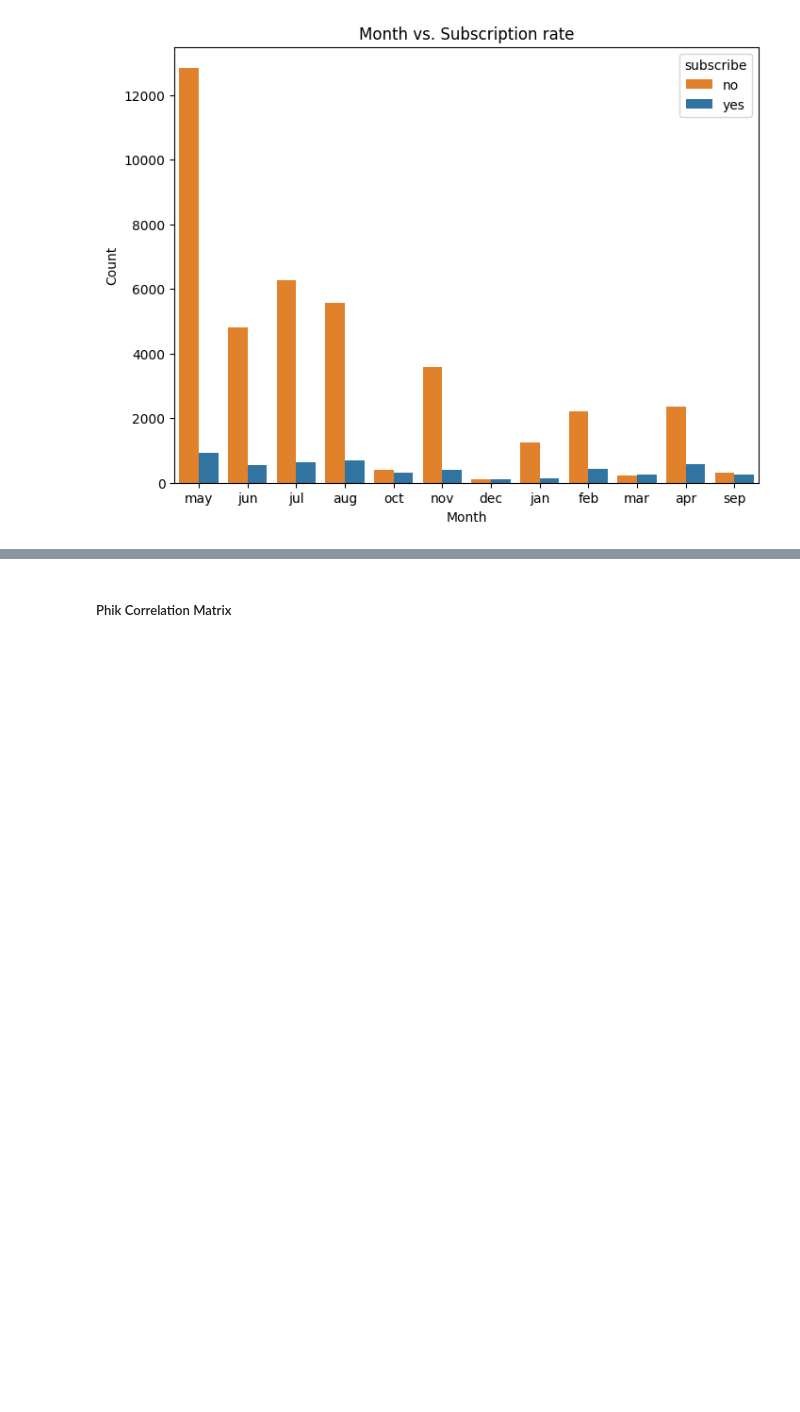
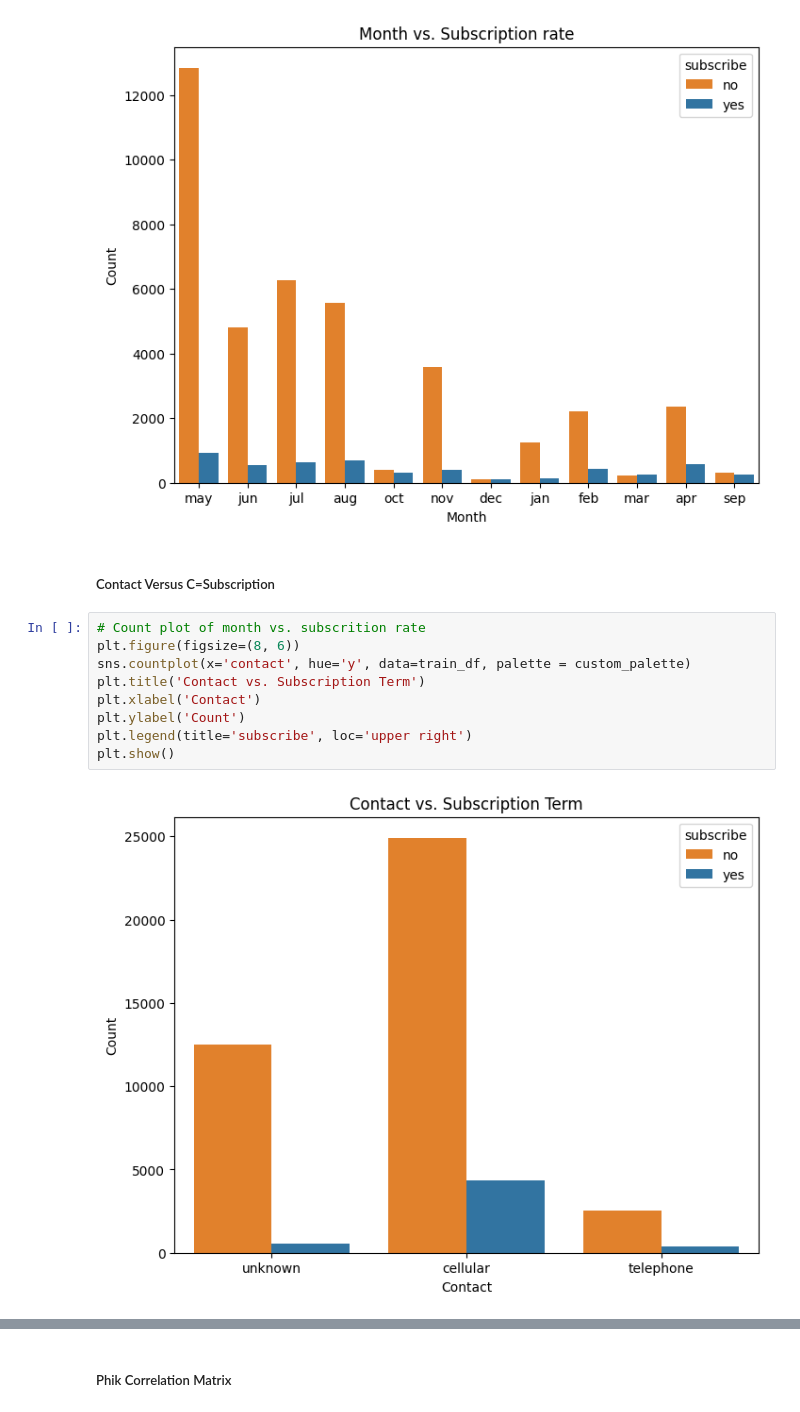
Before and after one commit to adubrightkwartengsnr/Customer_Subscription_Model, a Jupyter notebook: notebooks/customer_subscription.ipynb, the cells around one changed output, grey strips where cells are left out. Drawn from its saved outputs; the diff is of its cells as text; blank space fills up the shorter version.

```diff
--- a/notebooks/customer_subscription.ipynb
+++ b/notebooks/customer_subscription.ipynb
@@ -505,3 +505,16 @@ plt.legend(title='subscribe', loc='upper right')
 plt.show()
 # %% [output]
 [figure]
+# %% [markdown]
+##### Contact Versus C=Subscription
+# %%
+# Count plot of month vs. subscrition rate
+plt.figure(figsize=(8, 6))
+sns.countplot(x='contact', hue='y', data=train_df, palette = custom_palette)
+plt.title('Contact vs. Subscription Term')
+plt.xlabel('Contact')
+plt.ylabel('Count')
+plt.legend(title='subscribe', loc='upper right')
+plt.show()
+# %% [output]
+[figure, added]
```
Also changed, not shown: parts of 4 cells of this notebook, 2 other files.
